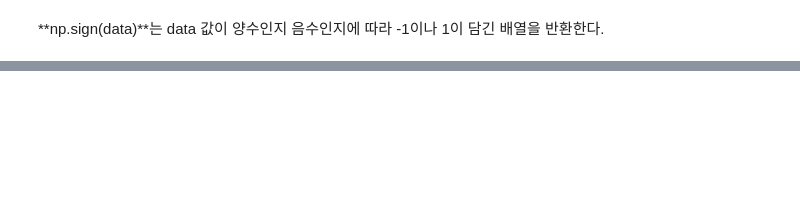
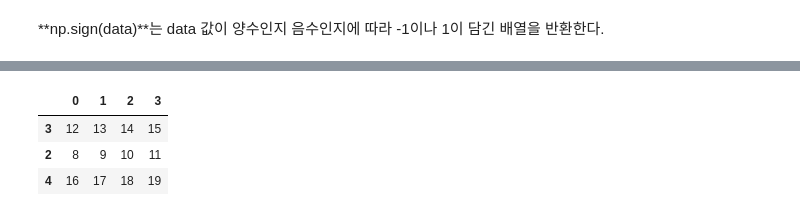
Before and after one commit to JEONSUN/Edwith_Python_For_Machine_Learning, a Jupyter notebook: Data Preprocessing.ipynb, the cells around one changed output, grey strips where cells are left out. Cells and saved outputs as stored; diff of their text form; code cells hidden in the pictures; blank space fills up the shorter version.

```diff
--- a/Data Preprocessing.ipynb
+++ b/Data Preprocessing.ipynb
@@ -633,0 +670,9 @@ np.sign(data).head()
+# %%
+# 치환 없이 일부만 임의로 선택
+
+df.sample(n = 3)
+# %% [output]
+|  | 0 | 1 | 2 | 3 |
+| 3 | 12 | 13 | 14 | 15 |
+| 2 | 8 | 9 | 10 | 11 |
+| 4 | 16 | 17 | 18 | 19 |
```
Also changed, not shown: parts of 20 cells of this notebook.
